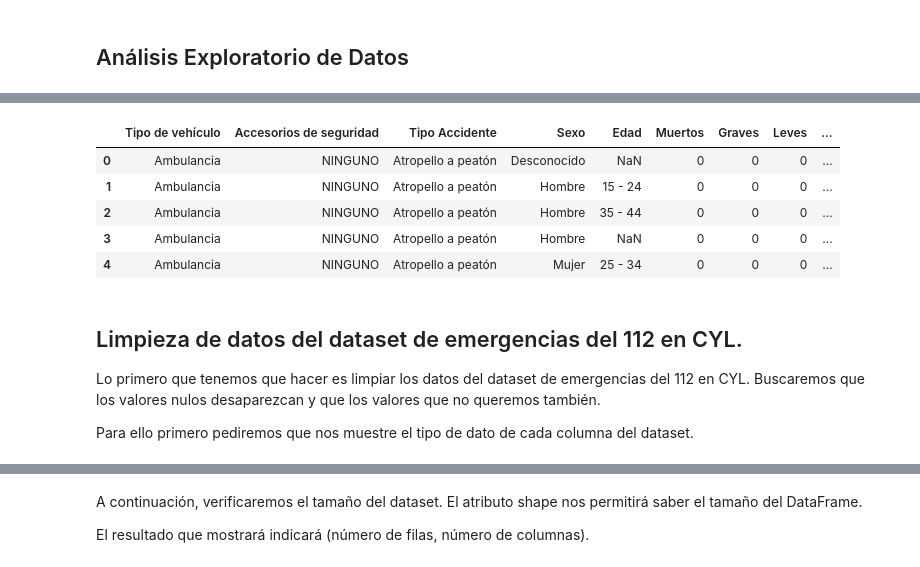
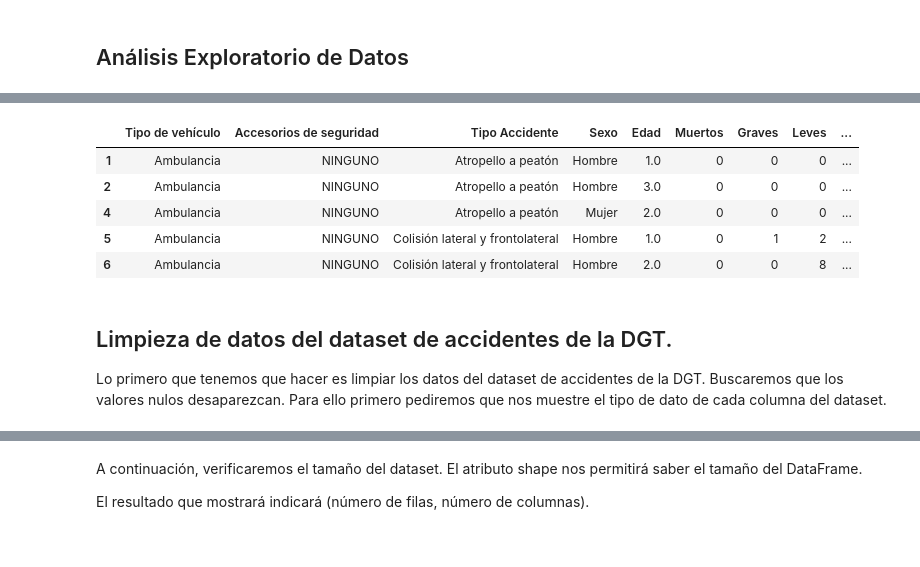
Before and after one commit to NoeliaO/CEIABD, a Jupyter notebook: SISTEMAS DE APRENDIZAJE AUTOMATICO/Proyecto1/EDA.ipynb, the cells around one changed output, grey strips where cells are left out. Cells and saved outputs as stored; diff of their text form; code cells hidden in the pictures.

```diff
--- a/SISTEMAS DE APRENDIZAJE AUTOMATICO/Proyecto1/EDA.ipynb
+++ b/SISTEMAS DE APRENDIZAJE AUTOMATICO/Proyecto1/EDA.ipynb
@@ -45,21 +60,26 @@ Una vez cargado utilizaremos la función .head(), para visualizar los primeros r
 # %%
 # Cargar el dataset de emergencias del 112 en CYL
 data = pd.read_csv(".\dataset\Accidentes.csv", encoding="cp1252", sep=";")
 
+#Antes de nada borramos los valores nulos
+data_clean = data.dropna()
+
+# Convertir la columna 'Edad' a tipo 'Int64'
+# data_clean['Edad'] = data_clean['Edad'].astype('Int64')
+
 # Visualizar los primeros registros
-data.head()
+data_clean.head()
 # %% [output]
 |  | Tipo de vehículo | Accesorios de seguridad | Tipo Accidente | Sexo | Edad | Muertos | Graves | Leves | ... |
-| 0 | Ambulancia | NINGUNO | Atropello a peatón | Desconocido | NaN | 0 | 0 | 0 | ... |
-| 1 | Ambulancia | NINGUNO | Atropello a peatón | Hombre | 15 - 24 | 0 | 0 | 0 | ... |
-| 2 | Ambulancia | NINGUNO | Atropello a peatón | Hombre | 35 - 44 | 0 | 0 | 0 | ... |
-| 3 | Ambulancia | NINGUNO | Atropello a peatón | Hombre | NaN | 0 | 0 | 0 | ... |
-| 4 | Ambulancia | NINGUNO | Atropello a peatón | Mujer | 25 - 34 | 0 | 0 | 0 | ... |
+| 1 | Ambulancia | NINGUNO | Atropello a peatón | Hombre | 1.0 | 0 | 0 | 0 | ... |
+| 2 | Ambulancia | NINGUNO | Atropello a peatón | Hombre | 3.0 | 0 | 0 | 0 | ... |
+| 4 | Ambulancia | NINGUNO | Atropello a peatón | Mujer | 2.0 | 0 | 0 | 0 | ... |
+| 5 | Ambulancia | NINGUNO | Colisión lateral y frontolateral | Hombre | 1.0 | 0 | 1 | 2 | ... |
+| 6 | Ambulancia | NINGUNO | Colisión lateral y frontolateral | Hombre | 2.0 | 0 | 0 | 8 | ... |
 # %% [markdown]
-## Limpieza de datos del dataset de emergencias del 112 en CYL.
+## Limpieza de datos del dataset de accidentes de la DGT.
 
-Lo primero que tenemos que hacer es limpiar los datos del dataset de emergencias del 112 en CYL. Buscaremos que los valores nulos desaparezcan y que los valores que no queremos también.
-
+Lo primero que tenemos que hacer es limpiar los datos del dataset de accidentes de la DGT. Buscaremos que los valores nulos desaparezcan.
 Para ello primero pediremos que nos muestre el tipo de dato de cada columna del dataset.
 # %%
 # Vemos los tipos de dato de cada columna del dataset
```
Also changed, not shown: parts of 15 cells of this notebook, 8 other files.
